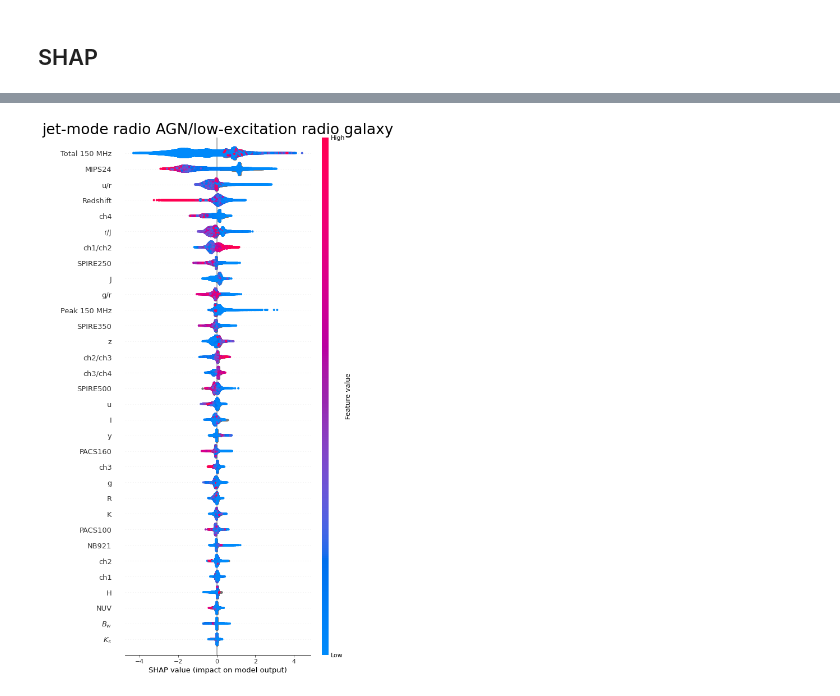
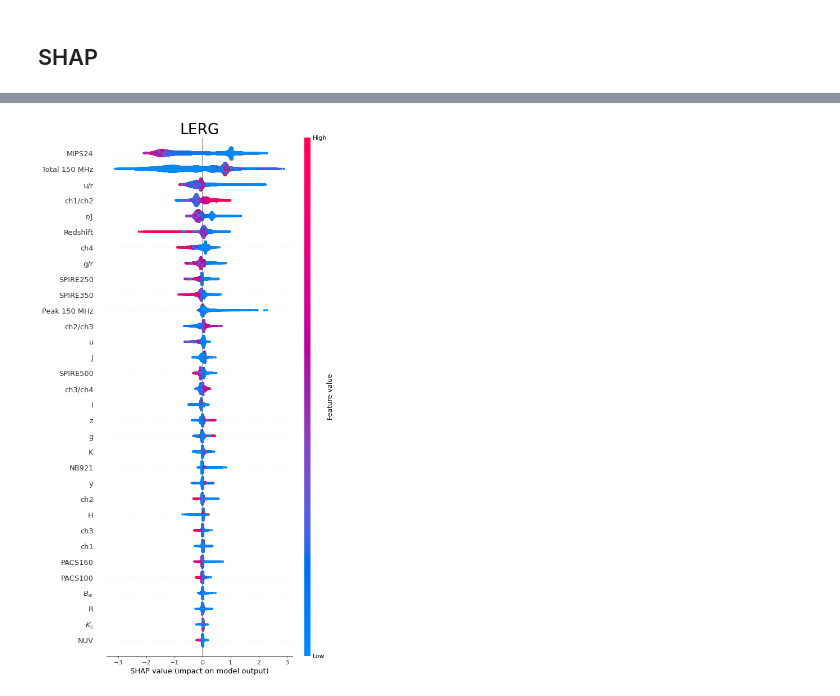
Before and after one commit to jespertjee/LOFAR_ML, a Jupyter notebook: Supervised/Fangyou/Preprocessed_data/Classification_smaller_Combined+BH+MIGHTEE.ipynb, the cells around one changed output, grey strips where cells are left out. Drawn from its saved outputs; the diff is of its cells as text; code cells hidden in the pictures.

```diff
--- a/Supervised/Fangyou/Preprocessed_data/Classification_smaller_Combined+BH+MIGHTEE.ipynb
+++ b/Supervised/Fangyou/Preprocessed_data/Classification_smaller_Combined+BH+MIGHTEE.ipynb
@@ -293,0 +346,4 @@ model = XGBClassifier(use_label_encoder=False,
+# %%
+eval_set = [(X_train, y_train['Classification']), (X_val, y_val['Classification'])]
+# %%
+model.fit(X_train, y_train['Classification'], verbose=True, eval_set=eval_set, early_stopping_rounds=50)
@@ -336,8 +448,15 @@ for train_index, test_index in skf.split(X_train, y_train['Combined']):
     X_train_cv, X_test_cv = X_train.iloc[train_index], X_train.iloc[test_index]
     y_train_cv, y_test_cv = y_train.iloc[train_index], y_train.iloc[test_index]
 
-    eval_set = [(X_train_cv, y_train_cv['Classification']), (X_test_cv, y_test_cv['Classification'])]
-    model.fit(X_train_cv, y_train_cv['Classification'], verbose=False, eval_set=eval_set)
+    # Used for early stopping
+    X_test_cv, X_val_cv, y_test_cv, y_val_cv = train_test_split(X_test_cv, y_test_cv, train_size=0.8,
+                                                                stratify=y_test_cv[['Source', 'Classification']],
+                                                                random_state=42)
+
+    eval_set = [(X_train_cv, y_train_cv['Classification']),
+                (X_test_cv, y_test_cv['Classification']),
+                (X_val_cv, y_val_cv['Classification'])]
+    model.fit(X_train_cv, y_train_cv['Classification'], verbose=False, eval_set=eval_set, early_stopping_rounds=50)
 
     # Model training history
     results = model.evals_result()
@@ -501,0 +589,3 @@ plt.show()
+# %%
+import matplotlib as mpl
+mpl.rcParams.update(mpl.rcParamsDefault)
@@ -1080,10 +1171,10 @@ plt.savefig("Total_feature_relevance.pdf")
 # %%
 shap.summary_plot(shap_values[0], X_train.rename(columns=mapping), show=False, max_display=999)
-plt.title(labels[0])
+plt.title('LERG')
 plt.tight_layout()
 plt.savefig("LERG_relevance.pdf")
 plt.show()
 # %% [output]
-[figure, old version]
+[figure, new version]
 # %%
 shap.summary_plot(shap_values[1], X_train.rename(columns=mapping), show=False, max_display=999)
```
Also changed, not shown: parts of 48 cells of this notebook, 14 other files.
